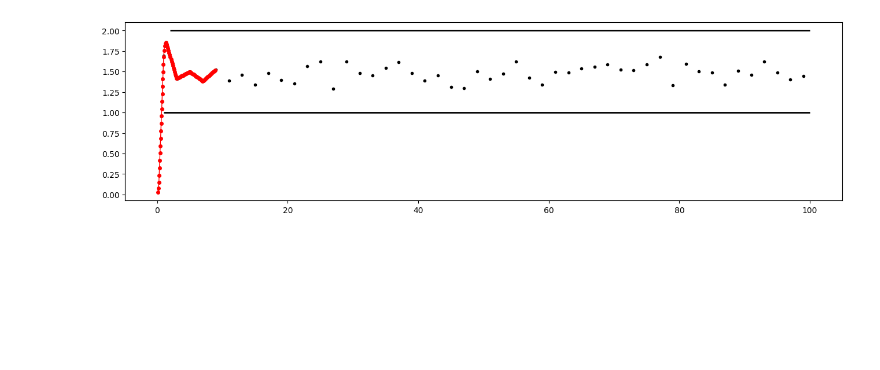
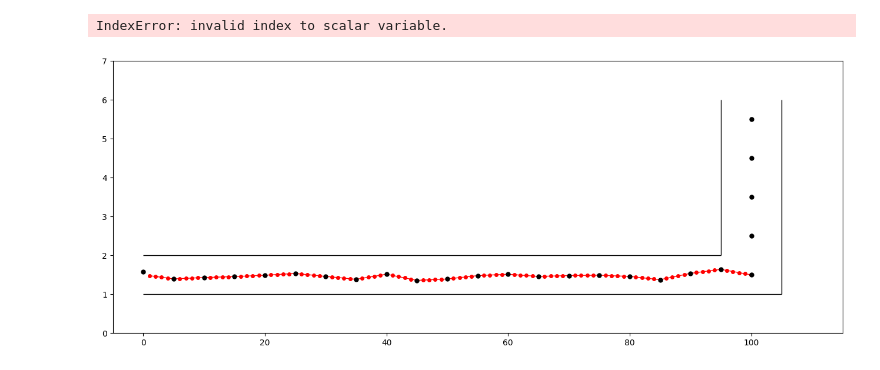
Before and after one commit to AndersGMadsen/bayesian-state-space-models, a Jupyter notebook: pid_test.ipynb, the cells around one changed output. Drawn from its saved outputs; the diff is of its cells as text; code cells hidden in the pictures; blank space fills up the shorter version.

```diff
--- a/pid_test.ipynb
+++ b/pid_test.ipynb
@@ -103,28 +140,51 @@ plt.show()
 # %%
-max_speed = 0.5
-max_turn_rate = np.pi / 12
-P, I, D = 0.1, 0.5, 0.1
+max_speed = 1
+max_turn_rate = np.pi / 8
+P, I, D = 1, 1, 1
 
-car = Car(max_speed, max_turn_rate)
+car = Car(max_speed, max_turn_rate, postition=np.array([0.0, 1.5]), speed=0.0, angle=0.0)
 controller = PIDController(P, I, D)
 
-x = np.arange(1, 100, 2)
-y = np.repeat(1.5, 50) + np.random.normal(0, 0.1, 50)
+
+variance = .1
+
+x = np.arange(0, 100, 5)
+y = np.repeat(1.5, int(100/5)) + np.random.normal(0, variance, int(100/5))
+
+x2 = np.repeat(100, int(10/2))
+y2 = np.arange(1.5, 6.5, 1)
+
+x = np.concatenate((x, x2))
+y = np.concatenate((y, y2))
 
 path = np.array([x, y]).T
-trajectory = run(path, controller, car)
+
+path = np.delete(path, 0)
+trajectory = run(path[:-3], car, controller)
+
+car.speed
+# %% [output]
+IndexError: invalid index to scalar variable.
 # %%
-fig, ax = plt.subplots(1, 1, figsize=(16, 4))
+# Plot target points and car trajectory
+import matplotlib.pyplot as plt
 
-ax.plot(path[:, 0], path[:, 1], 'k.')
+fig, ax = plt.subplots(1, 1, figsize=(16, 6))
+
+
 ax.plot(np.array(trajectory)[:, 0], np.array(trajectory)[:, 1], 'r-', linewidth=1)
 ax.plot(np.array(trajectory)[:, 0], np.array(trajectory)[:, 1], 'ro', markersize=4)
+ax.plot(path[:, 0], path[:, 1], 'k.', markersize=10)
+
+ax.hlines(1, 0, 105, color='k', linestyle='solid', linewidth=1)
+ax.hlines(2, 0, 95, color='k', linestyle='solid', linewidth=1)
+ax.vlines(95, 2, 6, color='k', linestyle='solid', linewidth=1)
+ax.vlines(105, 1, 6, color='k', linestyle='solid', linewidth=1)
+
+ax.set_xlim(-5, 115)
+ax.set_ylim(0, 7)
 
 
-# create a road
-ax.hlines(1, 1, 100, color='k', lw=2)
-ax.hlines(2, 2, 100, color='k', lw=2)
-
 plt.show()
 # %% [output]
-[figure, old version]
+[figure, new version]
```
Also changed, not shown: parts of 6 cells of this notebook.
